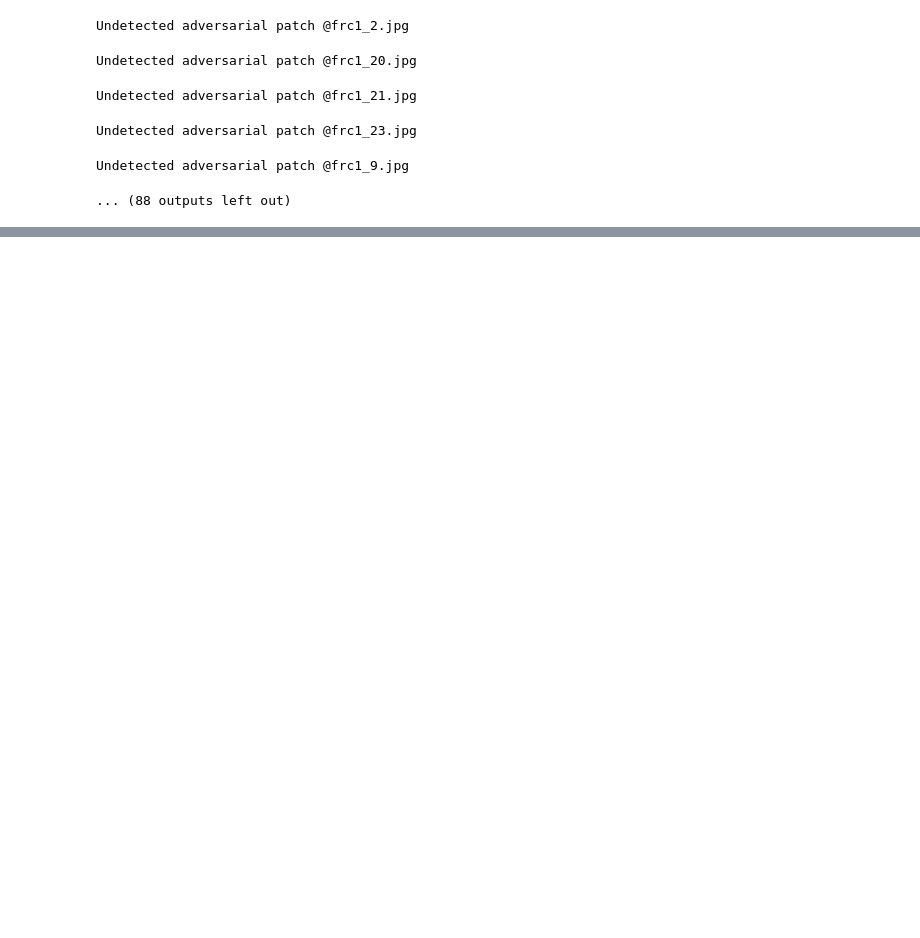
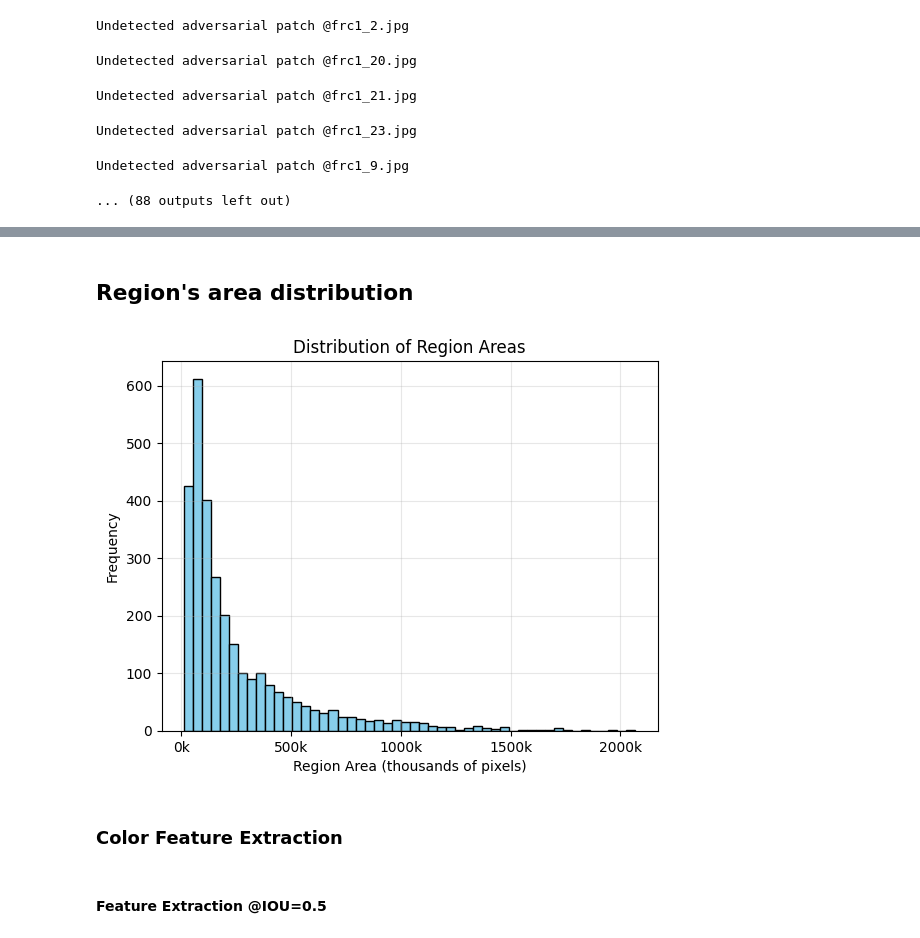
Before and after one commit to corvus-rex/Project-Satanael, a Jupyter notebook: defense_pipeline/FeatureExtraction.ipynb, the cells around one changed output, grey strips where cells are left out. Drawn from its saved outputs; the diff is of its cells as text; code cells hidden in the pictures; blank space fills up the shorter version.

Commit message:
[WIP] Feature Extraction

```diff
--- a/defense_pipeline/FeatureExtraction.ipynb
+++ b/defense_pipeline/FeatureExtraction.ipynb
@@ -497,0 +590,37 @@ Undetected adversarial patch @frc1_9.jpg
+# %% [markdown]
+## Region's area distribution
+# %%
+import matplotlib.pyplot as plt
+
+all_areas = []
+
+for fname in tqdm(os.listdir(MASK_RES_DIR), desc="Extracting region info..."):
+    if not fname.endswith('.png'):
+        continue
+    try:
+        mask_path = os.path.join(MASK_RES_DIR, fname)
+        mask = cv2.imread(mask_path, cv2.IMREAD_GRAYSCALE)
+        mask = (mask > 0).astype(np.uint8)
+    except:
+        continue
+
+    regions = get_regions_from_mask(mask)
+    for r in regions:
+        all_areas.append(r['area'])
+# %%
+import matplotlib.ticker as ticker
+
+plt.hist(all_areas, bins=50, color='skyblue', edgecolor='black')
+plt.xlabel("Region Area (thousands of pixels)")
+plt.ylabel("Frequency")
+plt.title("Distribution of Region Areas")
+
+# Format in kpx
+plt.gca().xaxis.set_major_formatter(ticker.FuncFormatter(lambda x, pos: f"{x/1000:.0f}k"))
+
+plt.grid(True, alpha=0.3)
+plt.show()
+# %% [output]
+[figure, added]
+# %% [markdown]
+### Color Feature Extraction
@@ -497,0 +690,2 @@ Undetected adversarial patch @frc1_9.jpg
+# %% [markdown]
+#### Feature Extraction @IOU=0.5
```
Also changed, not shown: parts of 12 cells of this notebook, 2 other files.
